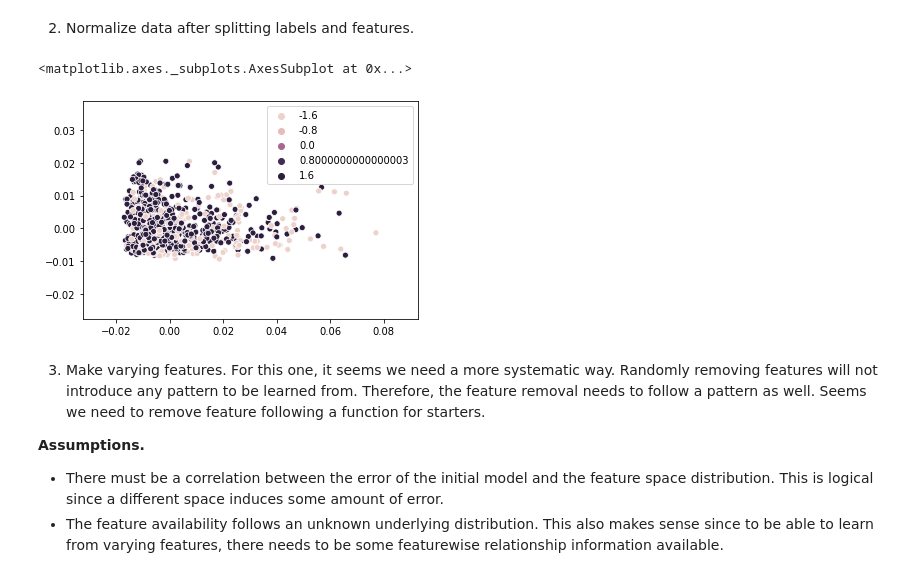
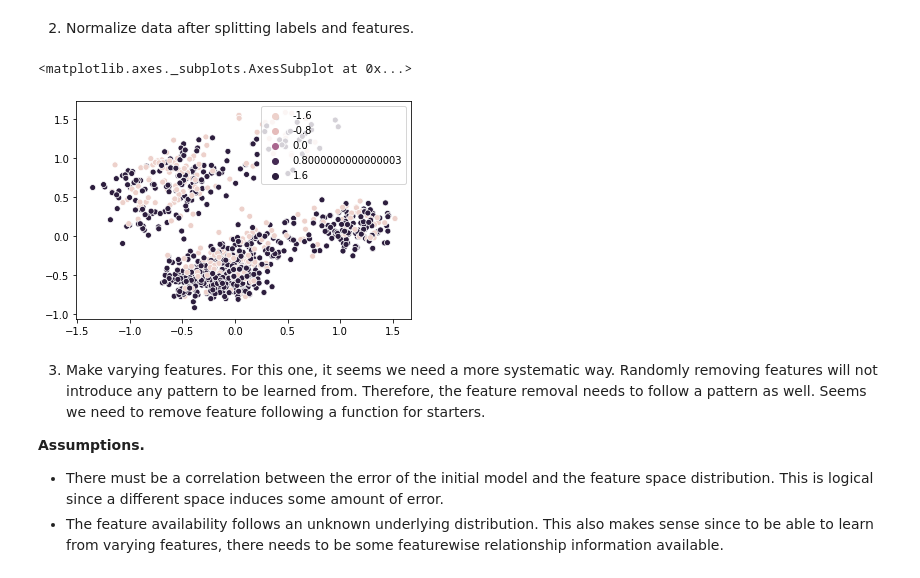
Before and after one commit to CopperWasp/PredictiveCoding, a Jupyter notebook: OnlinePredictiveCoding/exploration.ipynb, the cells around one changed output. Drawn from its saved outputs; the diff is of its cells as text; code cells hidden in the pictures.

```diff
--- a/OnlinePredictiveCoding/exploration.ipynb
+++ b/OnlinePredictiveCoding/exploration.ipynb
@@ -21,13 +23,17 @@ y[y==2] = -1
 # %% [markdown]
 2. Normalize data after splitting labels and features.
 # %%
-X = X / np.linalg.norm(X)
+# for german, it seems like minmax normalize works the best.
+# X = X / np.linalg.norm(X)
+# X = sklearn.preprocessing.normalize(X, norm='l2', axis=1, copy=True, return_norm=False)\
+scaler = MinMaxScaler()
+X = scaler.fit_transform(X)
 
 data_embedding = pca.fit_transform(X)
 sns.scatterplot(data_embedding[:, 0], data_embedding[:, 1], hue=y)
 # %% [output]
 <matplotlib.axes._subplots.AxesSubplot at 0x...>
-[figure, old version]
+[figure, new version]
 # %% [markdown]
 3. Make varying features. For this one, it seems we need a more systematic way. Randomly removing features will not introduce any pattern to be learned from. Therefore, the feature removal needs to follow a pattern as well. Seems we need to remove feature following a function for starters.
 
```
Also changed, not shown: parts of 14 cells of this notebook, 1 other file.
